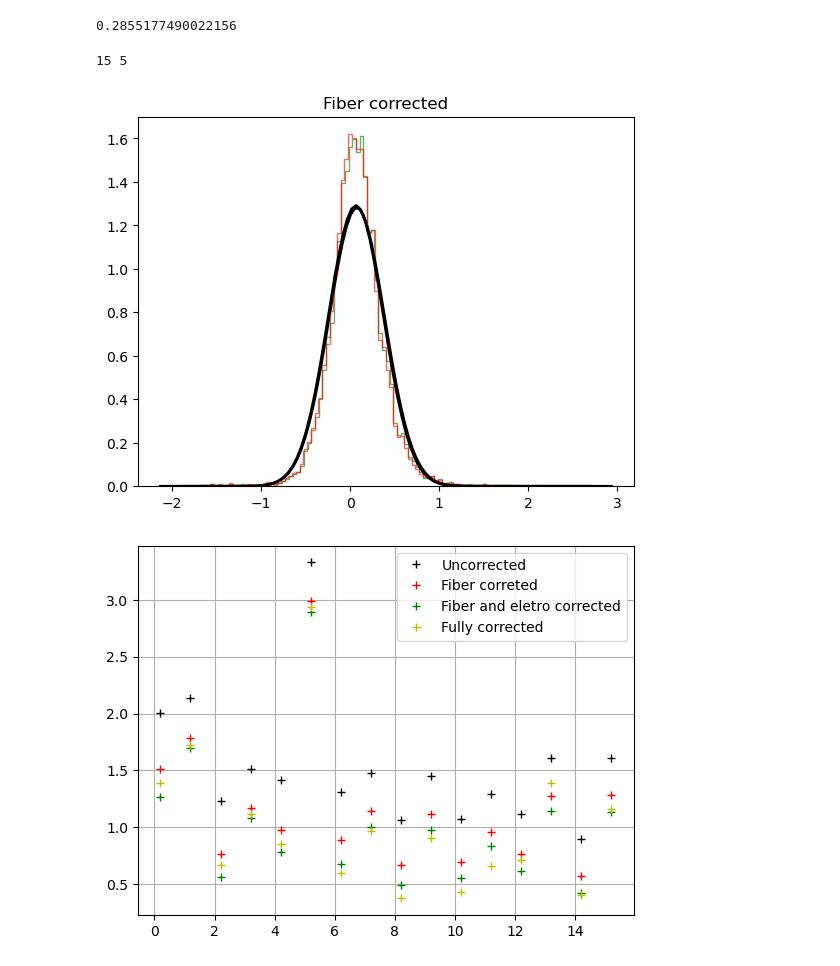
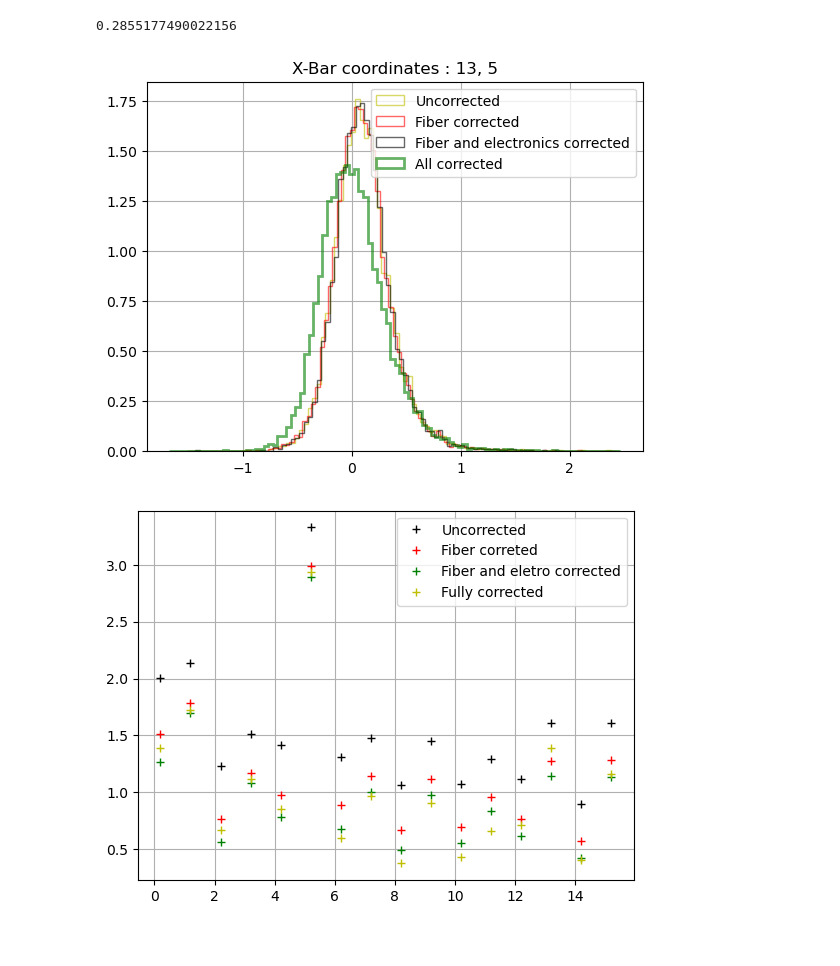
Before and after one commit to kauniska/ecal_reco, a Jupyter notebook: time_alignement/time_distribution.ipynb, the cells around one changed output. Cells and saved outputs as stored; diff of their text form; code cells hidden in the pictures.

```diff
--- a/time_alignement/time_distribution.ipynb
+++ b/time_alignement/time_distribution.ipynb
@@ -96,7 +96,9 @@ muY = np.nan_to_num(np.ndarray(shape=(24,8), dtype=float), nan=0, posinf=0, negi
 muYF = np.nan_to_num(np.ndarray(shape=(24,8), dtype=float), nan=0, posinf=0, neginf=0)*0
 sigmaY = np.nan_to_num(np.ndarray(shape=(24,8), dtype=float), nan=0, posinf=0, neginf=0)*0
 
-iterations = 3
+iterations = 5
+ConvergTrackingX = []
+ConvergTrackingY = []
 
 for it in range(iterations):
     for i in range(24):
@@ -121,60 +123,75 @@ for it in range(iterations):
                             if(not(hyp.coord[0]-1 == i and hyp.coord[1]-1 == j and not(hyp.is_sidex))):
                                 time.append(hyp.timestamp-tbar-muYF[i][j]-muYF[hyp.coord[0]-1][hyp.coord[1]-1])
             muY[i][j], sigmaY[i][j] = norm.fit(time)
-muXF = muXF + muX
-muYF = muYF + muY
+    ConvergTrackingX.append(np.max(np.max(np.abs(muX))))
+    ConvergTrackingY.append(np.max(np.max(np.abs(muX))))
+    muXF = muXF + muX
+    muYF = muYF + muY
+plt.figure()
+plt.semilogy(ConvergTrackingX,'k')
+plt.semilogy(ConvergTrackingY,'r')
+plt.grid()
+plt.xlabel("Iteration")
+plt.ylabel("Max error")
+plt.legend(["X-convergence","Y-convergence"])
 # %%
 i = random.randint(0,23)
 j = random.randint(0,7)
-time = []
 
 time = []
 for t in uncorrected_tracks:
     for hx in t.x.hits:
         if hx.coord[0]-1 == i and hx.coord[1]-1 == j: # if its the ith jth bar in x
-            countX[i][j] += 1
             tbar = hx.timestamp
             for hxp in t.x.hits:
                 if(not(hxp.coord[0]-1 == i and hxp.coord[1]-1 == j and hxp.is_sidex)):
                     time.append(hxp.timestamp-tbar)
-muX[i][j], sigmaX[i][j] = norm.fit(time)
 
 plt.figure()
-plt.hist(time, bins=100, density=True, alpha=0.6, color='g', histtype='step')
-xmin, xmax = plt.xlim()
-x = np.linspace(xmin, xmax, 100)
-smu, ssigma = norm.fit(time)
-p = norm.pdf(x, smu, ssigma )
-plt.plot(x, p, 'k', linewidth=2)
-plt.title("Uncorrected")
-plt.grid()
+plt.hist(time, bins=100, density=True, alpha=0.6, color='y', histtype='step')
 
+time = []
 for t in fiber_corrected_tracks:
     for hx in t.x.hits:
         if hx.coord[0]-1 == i and hx.coord[1]-1 == j: # if its the ith jth bar in x
-            countX[i][j] += 1
             tbar = hx.timestamp
             for hxp in t.x.hits:
                 if(not(hxp.coord[0]-1 == i and hxp.coord[1]-1 == j and hxp.is_sidex)):
                     time.append(hxp.timestamp-tbar)
-muX[i][j], sigmaX[i][j] = norm.fit(time)
 
 plt.hist(time, bins=100, density=True, alpha=0.6, color='r', histtype='step')
-xmin, xmax = plt.xlim()
-x = np.linspace(xmin, xmax, 100)
-smu, ssigma = norm.fit(time)
-p = norm.pdf(x, smu, ssigma )
-plt.plot(x, p, 'k', linewidth=2)
 plt.title("Fiber corrected")
-plt.grid()
+
+time = []
+for t in tracks:
+    for hx in t.x.hits:
+        if hx.coord[0]-1 == i and hx.coord[1]-1 == j: # if its the ith jth bar in x
+            tbar = hx.timestamp
+            for hxp in t.x.hits:
+                if(not(hxp.coord[0]-1 == i and hxp.coord[1]-1 == j and hxp.is_sidex)):
+                    time.append(hxp.timestamp-tbar)
+
+plt.hist(time, bins=100, density=True, alpha=0.6, color='k', histtype='step')
+plt.title("All corrected")
+
+time = []
+for t in tracks:
+    for hx in t.x.hits:
+        if hx.coord[0]-1 == i and hx.coord[1]-1 == j: # if its the ith jth bar in x
+            tbar = hx.timestamp
+            for hxp in t.x.hits:
+                if(not(hxp.coord[0]-1 == i and hxp.coord[1]-1 == j and hxp.is_sidex)):
+                    time.append(hxp.timestamp-tbar-muXF[i][j]-muXF[hxp.coord[0]-1][hxp.coord[1]-1])
+
+plt.hist(time, bins=100, density=True, alpha=0.6, color='g', histtype='step', linewidth = 2)
+plt.title("All corrected")
 
 
-
-
-print(i,j)
+plt.legend(["Uncorrected","Fiber corrected","Fiber and electronics corrected", "All corrected"])
+plt.title("X-Bar coordinates : " + str(i+1) + ", " + str(j+1))
+plt.grid()
 # %% [output]
-15 5
-[figure, old version]
+[figure, new version]
 # %%
 tracknumber = random.randint(0,len(tracks))
 stamps = []
```
Also changed, not shown: parts of 2 cells of this notebook, 2 other files.
